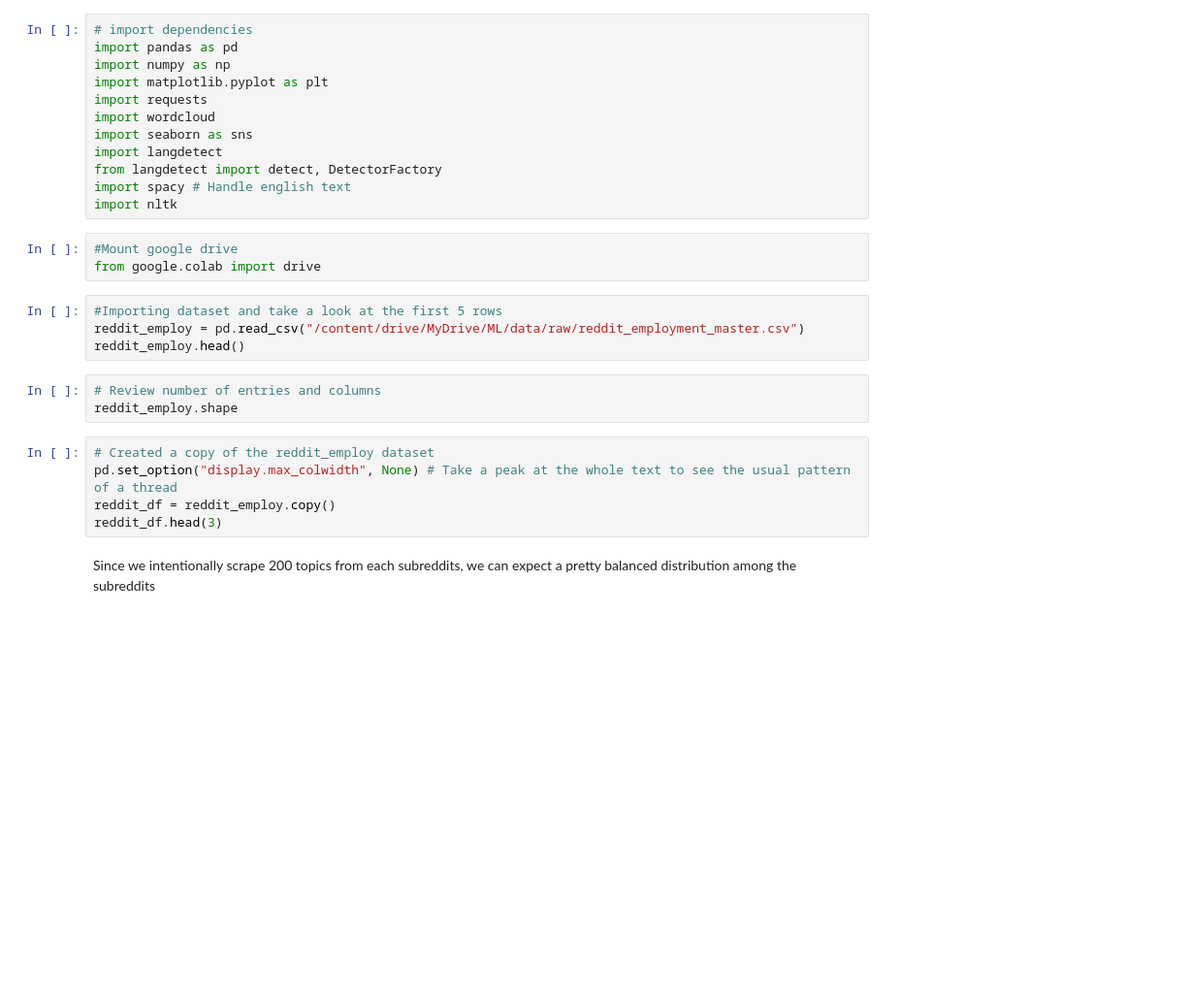
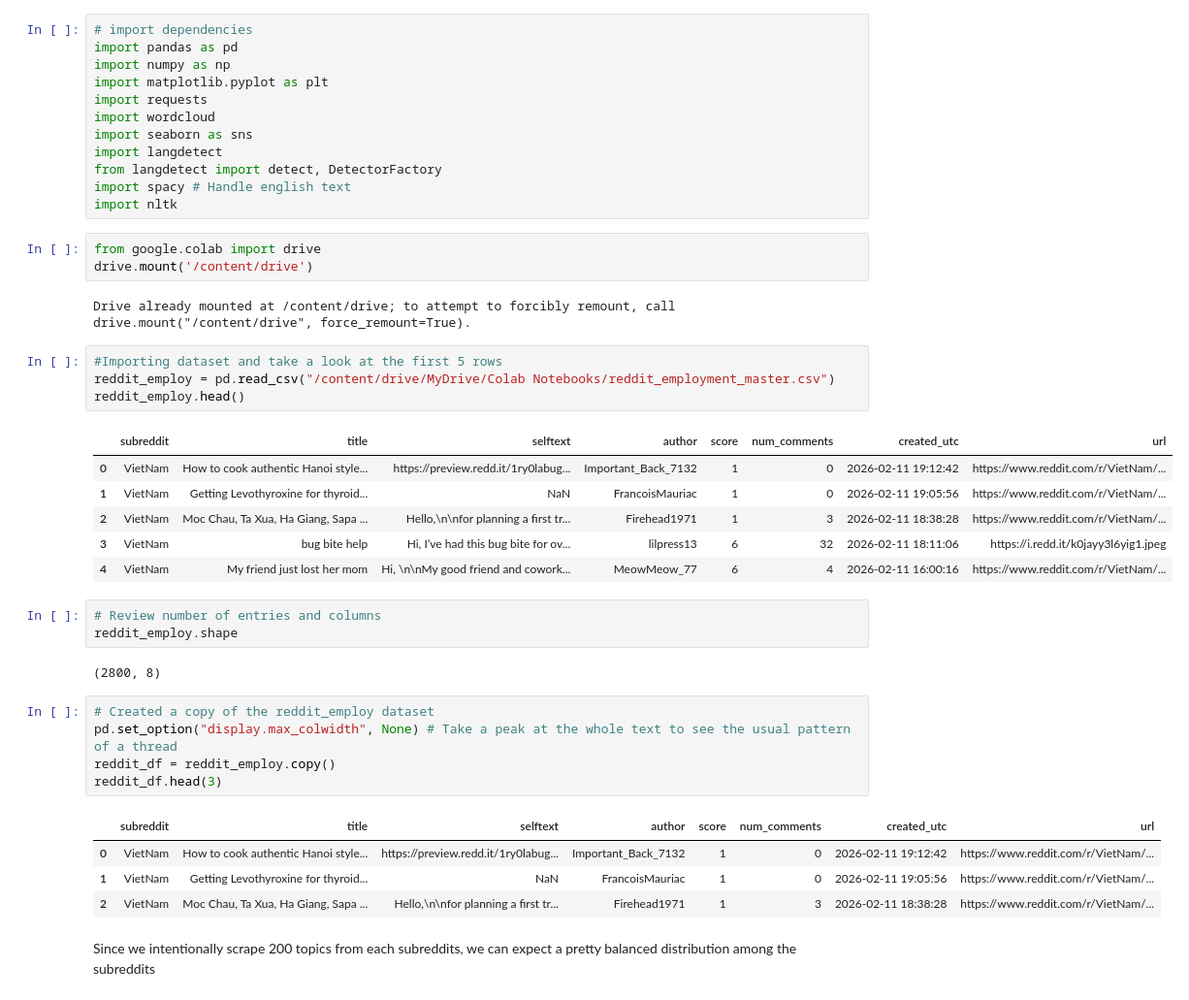
Before and after one commit to jtran2509/reddit-employment-trends, a Jupyter notebook: notebooks/eda_reddit.ipynb, the cells around one changed output. Shown at 97% size. Saved outputs shown, nothing was run; the diff lists cells and outputs as text; blank space fills up the shorter version.

```diff
--- a/notebooks/eda_reddit.ipynb
+++ b/notebooks/eda_reddit.ipynb
@@ -14,21 +32,37 @@ import langdetect
 from langdetect import detect, DetectorFactory
 import spacy # Handle english text
 import nltk
-# %%
-#Mount google drive
-from google.colab import drive
+# %%
+from google.colab import drive
+drive.mount('/content/drive')
+# %% [output]
+Drive already mounted at /content/drive; to attempt to forcibly remount, call drive.mount("/content/drive", force_remount=True).
 # %%
 #Importing dataset and take a look at the first 5 rows
-reddit_employ = pd.read_csv("/content/drive/MyDrive/ML/data/raw/reddit_employment_master.csv")
+reddit_employ = pd.read_csv("/content/drive/MyDrive/Colab Notebooks/reddit_employment_master.csv")
 reddit_employ.head()
+# %% [output]
+|  | subreddit | title | selftext | author | score | num_comments | created_utc | url |
+| 0 | VietNam | How to cook authentic Hanoi style... | https://preview.redd.it/1ry0labug... | Important_Back_7132 | 1 | 0 | 2026-02-11 19:12:42 | https://www.reddit.com/r/VietNam/... |
+| 1 | VietNam | Getting Levothyroxine for thyroid... | NaN | FrancoisMauriac | 1 | 0 | 2026-02-11 19:05:56 | https://www.reddit.com/r/VietNam/... |
+| 2 | VietNam | Moc Chau, Ta Xua, Ha Giang, Sapa ... | Hello,\n\nfor planning a first tr... | Firehead1971 | 1 | 3 | 2026-02-11 18:38:28 | https://www.reddit.com/r/VietNam/... |
+| 3 | VietNam | bug bite help | Hi, I’ve had this bug bite for ov... | lilpress13 | 6 | 32 | 2026-02-11 18:11:06 | https://i.redd.it/k0jayy3l6yig1.jpeg |
+| 4 | VietNam | My friend just lost her mom | Hi, \n\nMy good friend and cowork... | MeowMeow_77 | 6 | 4 | 2026-02-11 16:00:16 | https://www.reddit.com/r/VietNam/... |
 # %%
 # Review number of entries and columns
 reddit_employ.shape
+# %% [output]
+(2800, 8)
 # %%
 # Created a copy of the reddit_employ dataset
 pd.set_option("display.max_colwidth", None) # Take a peak at the whole text to see the usual pattern of a thread
 reddit_df = reddit_employ.copy()
 reddit_df.head(3)
+# %% [output]
+|  | subreddit | title | selftext | author | score | num_comments | created_utc | url |
+| 0 | VietNam | How to cook authentic Hanoi style... | https://preview.redd.it/1ry0labug... | Important_Back_7132 | 1 | 0 | 2026-02-11 19:12:42 | https://www.reddit.com/r/VietNam/... |
+| 1 | VietNam | Getting Levothyroxine for thyroid... | NaN | FrancoisMauriac | 1 | 0 | 2026-02-11 19:05:56 | https://www.reddit.com/r/VietNam/... |
+| 2 | VietNam | Moc Chau, Ta Xua, Ha Giang, Sapa ... | Hello,\n\nfor planning a first tr... | Firehead1971 | 1 | 3 | 2026-02-11 18:38:28 | https://www.reddit.com/r/VietNam/... |
 # %% [markdown]
 Since we intentionally scrape 200 topics from each subreddits, we can expect a pretty balanced distribution among the subreddits
 # %% [markdown]
```
Also changed, not shown: parts of 56 cells of this notebook, 4 other files.
